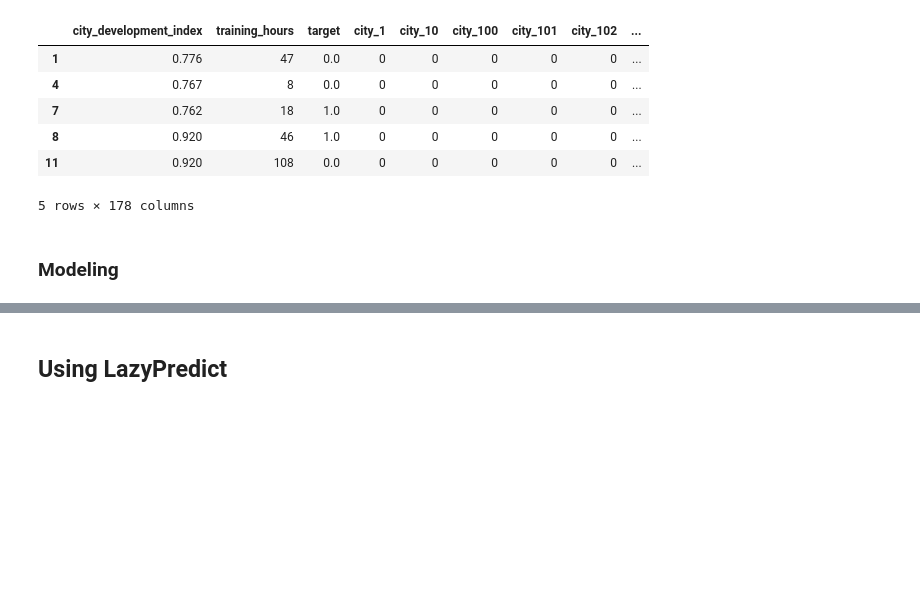
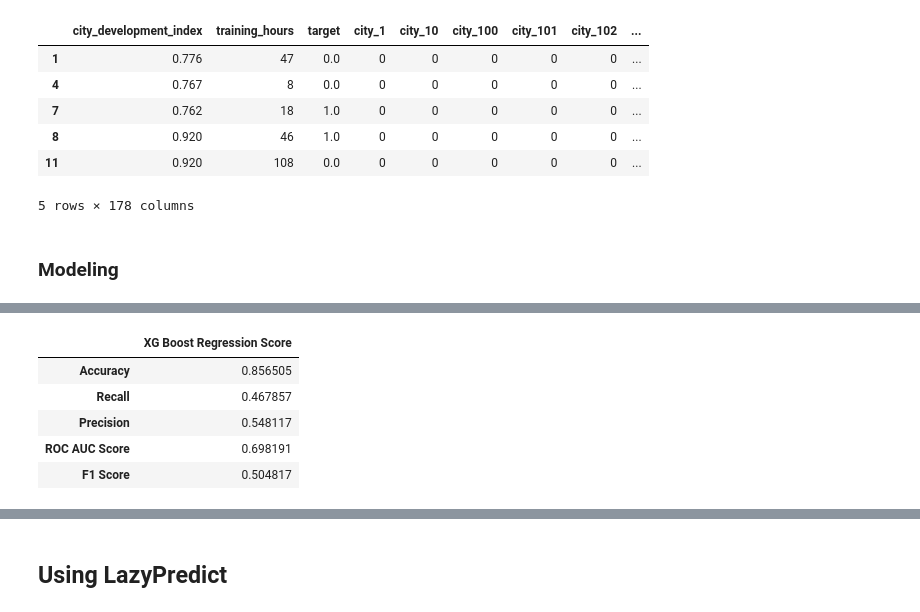
Before and after one commit to vaibhav1595/HR-Analytics-Predict-who-will-change-jobs, a Jupyter notebook: Predict_who_will_move_to_a_new_job.ipynb, the cells around one changed output, grey strips where cells are left out. Cells and saved outputs as stored; diff of their text form; code cells hidden in the pictures; blank space fills up the shorter version.

```diff
--- a/Predict_who_will_move_to_a_new_job.ipynb
+++ b/Predict_who_will_move_to_a_new_job.ipynb
@@ -872,0 +874,18 @@ KNN_df
+# %%
+# XGBoost Regression
+xg = XGBClassifier()
+xg.fit(X_train, y_train)
+xg_prediction = xg.predict(X_test)
+cm_xg = confusion_matrix(y_test, xg_prediction)
+xg_df = pd.DataFrame(data=[accuracy_score(y_test, xg_prediction), recall_score(y_test, xg_prediction),
+                            precision_score(y_test, xg_prediction), roc_auc_score(y_test, xg_prediction), f1_score(y_test, xg_prediction, zero_division=1)],
+                            columns=['XG Boost Regression Score'],
+                            index=["Accuracy", "Recall", "Precision", "ROC AUC Score", "F1 Score"])
+xg_df
+# %% [output]
+|  | XG Boost Regression Score |
+| Accuracy | 0.856505 |
+| Recall | 0.467857 |
+| Precision | 0.548117 |
+| ROC AUC Score | 0.698191 |
+| F1 Score | 0.504817 |
```
Also changed, not shown: parts of 11 cells of this notebook.
